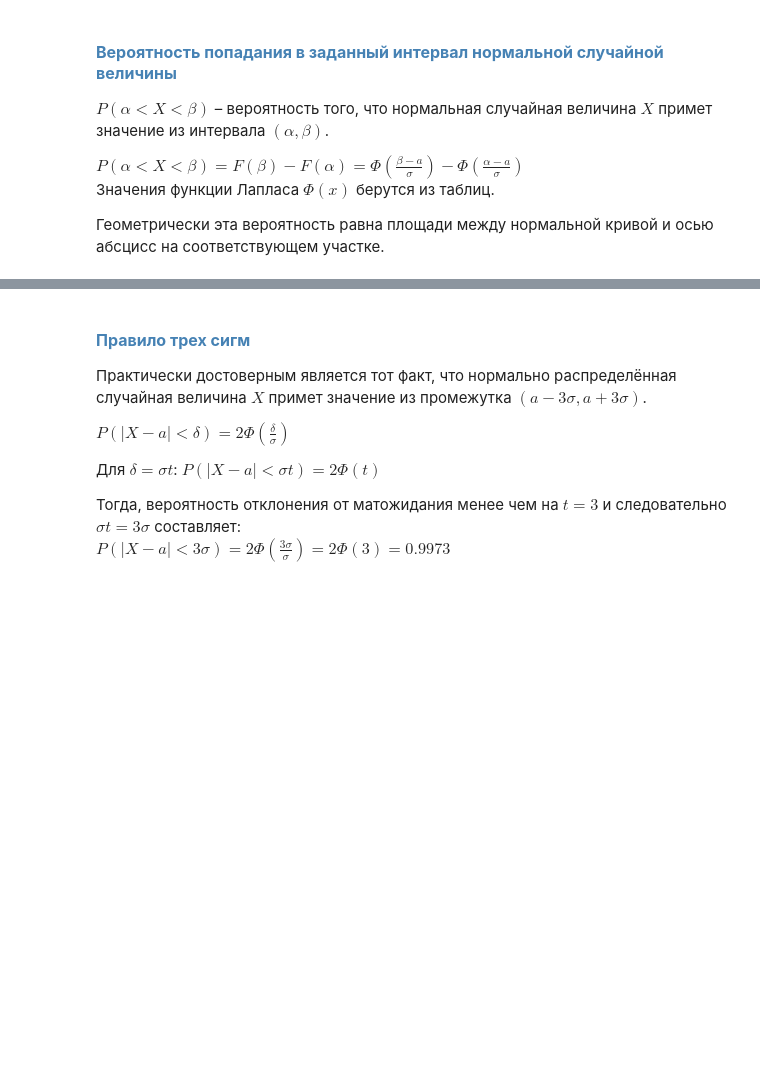
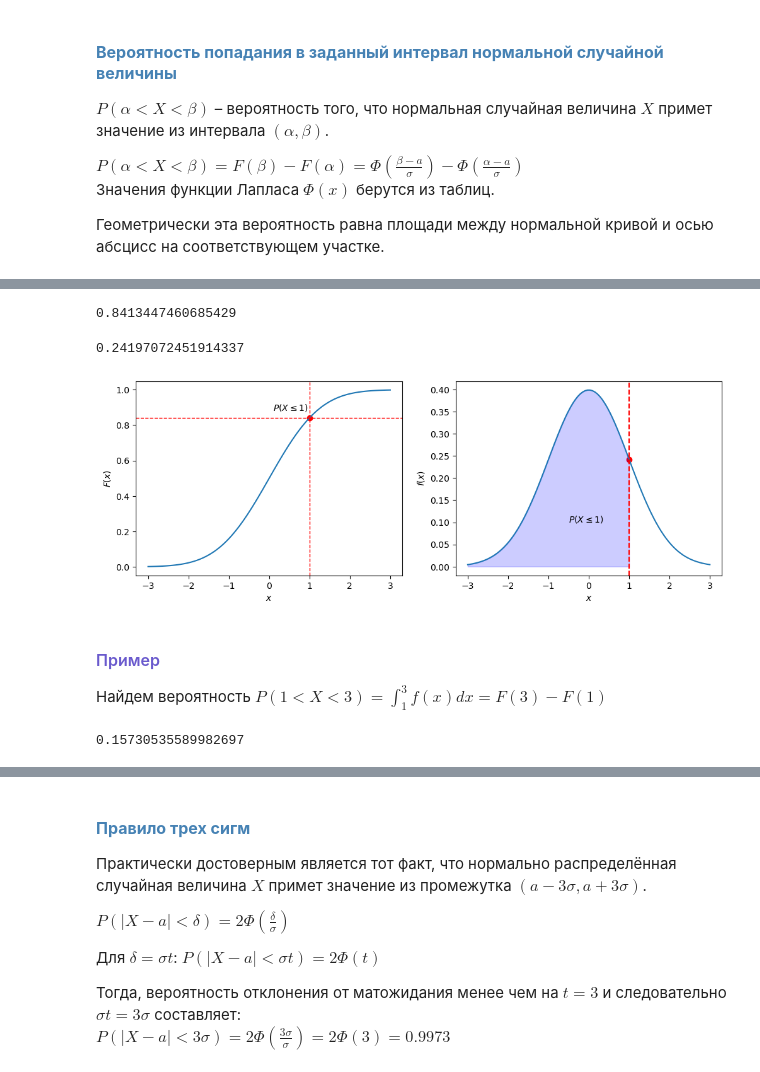
Before and after one commit to TanXmas/ProbabilityTheory_and_Statistics, a Jupyter notebook: PT_03_Continuous random variable.ipynb, the cells around one changed output, grey strips where cells are left out. Saved outputs shown, nothing was run; the diff lists cells and outputs as text; code cells hidden in the pictures; blank space fills up the shorter version.

```diff
--- a/PT_03_Continuous random variable.ipynb
+++ b/PT_03_Continuous random variable.ipynb
@@ -175,0 +269,52 @@ $\displaystyle P(\alpha < X < \beta) = F(\beta) - F(\alpha) = \Phi\left(\frac{\b
+# %%
+t = 1
+# F(1) =
+Ft = norm0.cdf(t)
+Ft
+# %% [output]
+0.8413447460685429
+# %%
+# f(1) =
+ft = norm0.pdf(t)
+ft
+# %% [output]
+0.24197072451914337
+# %%
+plt.figure(figsize = [6*2, 4])
+x = np.linspace(-3, 3, 100)
+
+cdf = norm0.cdf(x)
+
+plt.subplot(1, 2, 1)
+plt.plot(x, cdf)
+plt.scatter([t], [Ft], color="red");
+plt.text(t-0.9, Ft+0.04, f'$P(X \leq {t})$')
+plt.axvline(t, color='red', linestyle="--", lw=1);
+plt.axhline(Ft, color='red', linestyle="--", lw=1);
+
+plt.ylabel('$F(x)$')
+plt.xlabel('$x$');
+
+
+pdf = norm0.pdf(x)
+
+plt.subplot(1, 2, 2)
+plt.plot(x, pdf)
+plt.scatter([t], [ft], color="red");
+plt.axvline(t, color='red', linestyle="--", lw=1.5);
+xt = np.linspace(-3, t, 100)
+yt = norm0.pdf(xt)
+plt.fill_between(xt, 0, yt, color='blue', alpha=0.2)
+plt.text(-0.5, 0.1, f'$P(X \leq {t})$')
+plt.ylabel('$f(x)$')
+plt.xlabel('$x$');
+# %% [output]
+[figure, added]
+# %% [markdown]
+##### <font color = SlateBlue size = 3> Пример </font>
+
+Найдем вероятность $P(1<X<3) = \displaystyle \int_{1}^{3}{f(x)dx} = F(3)-F(1)$
+# %%
+norm0.cdf(3) - norm0.cdf(1)
+# %% [output]
+0.15730535589982697
```
Also changed, not shown: parts of 11 cells of this notebook.
